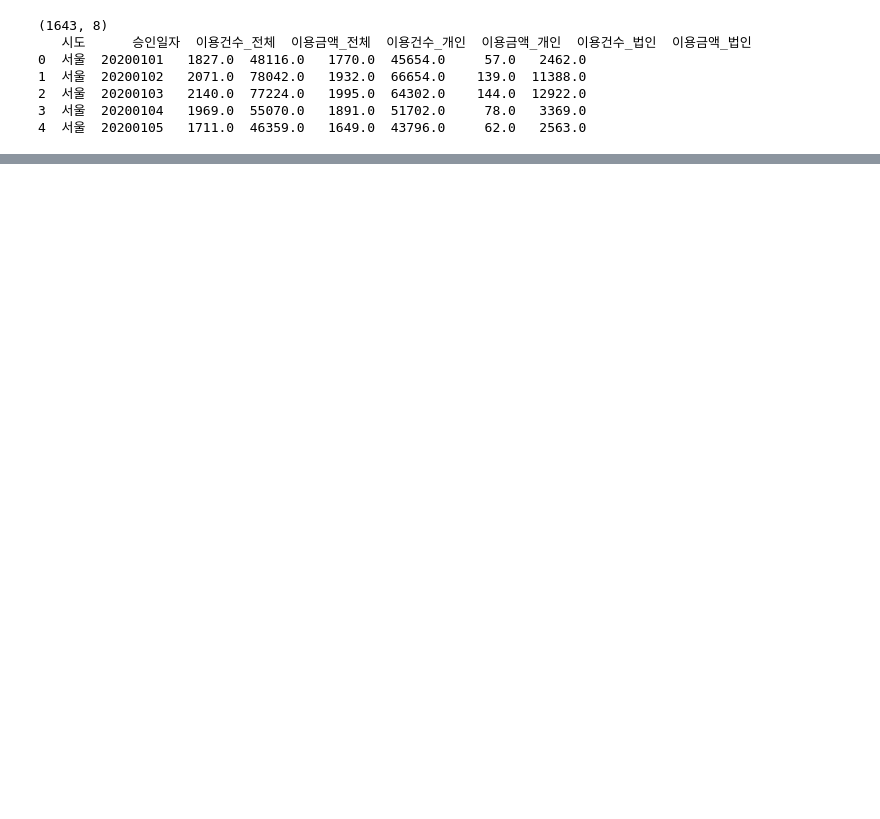
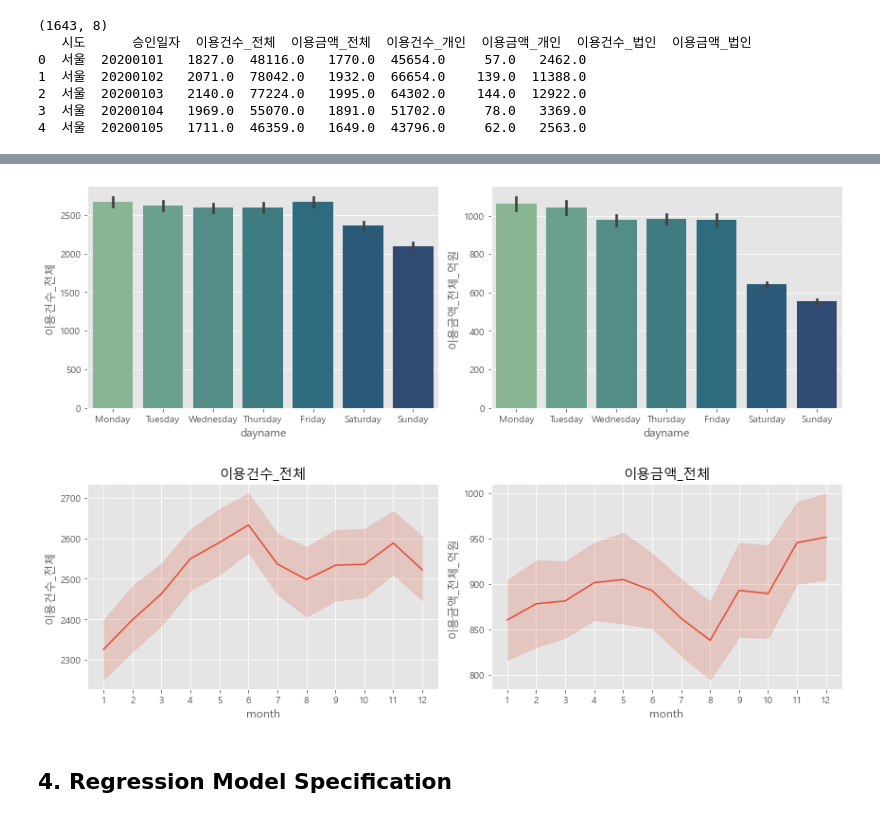
Before and after one commit to akaiuun12/credit_card_sales_prediction, a Jupyter notebook: sales_prediction.ipynb, the cells around one changed output, grey strips where cells are left out. Cells and saved outputs as stored; diff of their text form; code cells hidden in the pictures; blank space fills up the shorter version.

```diff
--- a/sales_prediction.ipynb
+++ b/sales_prediction.ipynb
@@ -146 +156,32 @@ print(X_valid.shape, y_valid.shape)
+# %%
+# 3-4. Sales by Day
+fig, axes = plt.subplots(nrows=1, ncols=2, figsize=(12,4))
+
+sns.barplot(data=df, x='dayname', y='이용건수_전체',
+            palette='crest', ax=axes[0])
+sns.barplot(data=df, x='dayname', y='이용금액_전체_억원',
+            palette='crest', ax=axes[1])
+plt.tight_layout()
+plt.show()
+
+# 3-5. Sales by Month
+fig, axes = plt.subplots(nrows=1, ncols=2, figsize=(12,4))
+
+sns.lineplot(data=df, x='month', y='이용건수_전체',
+            palette='crest', ax=axes[0])
+sns.lineplot(data=df, x='month', y='이용금액_전체_억원',
+            palette='crest', ax=axes[1])
+
+axes[0].set_title('이용건수_전체')
+axes[1].set_title('이용금액_전체')
+axes[0].set_xticks(range(1,13))
+axes[1].set_xticks(range(1,13))
+
+plt.tight_layout()
+plt.show()
+# %% [output]
+[figure, added]
+[figure, added]
+# %% [markdown]
+## 4. Regression Model Specification
 # %%
```
Also changed, not shown: parts of 20 cells of this notebook.
